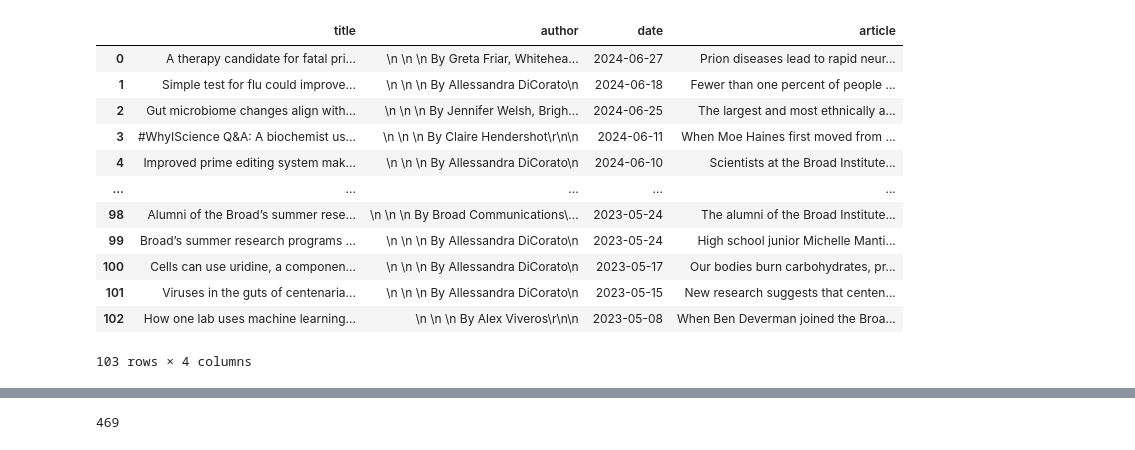
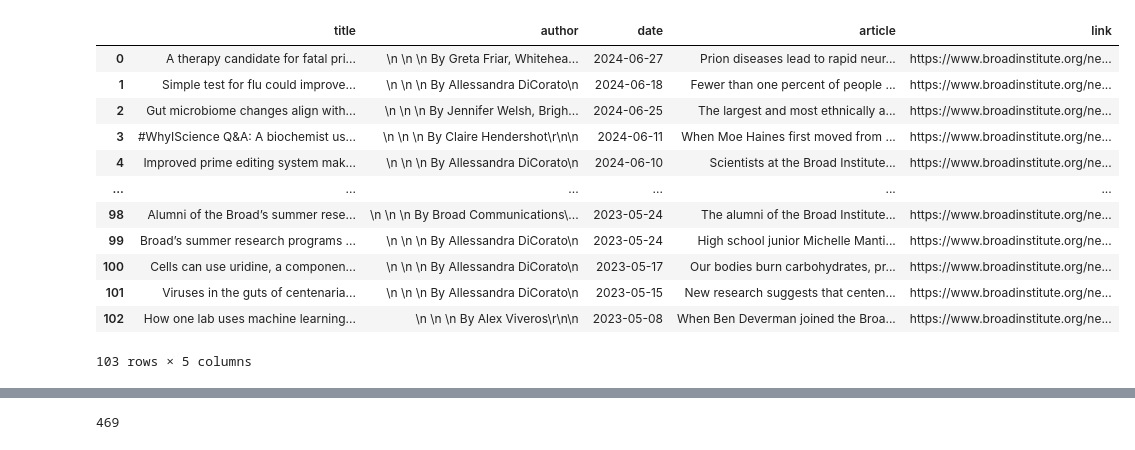
Before and after one commit to CodingZyn/BroadHacks2024, a Jupyter notebook: scrape_broad_news.ipynb, the cells around one changed output, grey strips where cells are left out. Drawn from its saved outputs; the diff is of its cells as text; code cells hidden in the pictures.

Commit message:
Adding links

```diff
--- a/scrape_broad_news.ipynb
+++ b/scrape_broad_news.ipynb
@@ -19,48 +19,48 @@ while True:
     articles = soup.find_all("a", href=True)
 
     for article in articles:
         if article["href"].startswith("/news/"):
             url = f"https://www.broadinstitute.org{article['href']}"
             if url in urls_visited:
                 continue
             urls_visited.add(url)
             response = requests.get(url)
             soup = BeautifulSoup(response.content, "html.parser")
             title = soup.find("div", class_="hero-section__title").span.h1.text
             author = soup.find("div", class_="hero-section__author").div.text
             date = datetime.strptime(soup.find("div", class_="hero-section__date").find("time").get("datetime"), "%Y-%m-%dT%H:%M:%S%z").strftime("%Y-%m-%d")
             try:
                 article = soup.find("div", {"class": re.compile(r"clearfix text-formatted field field--name-field-text field--type-text-long field--label-hidden field__item")})
-                all_articles.append({"title": title, "author": author, "date": date, "article": article.text})
+                all_articles.append({"title": title, "author": author, "date": date, "article": article.text, "link": url})
                 pbar.update(1)
             except Exception as e:
                 texts = soup.find_all("div", {"class": re.compile(r"clearfix text-formatted field field--name-body field--type-text-with-summary field--label-hidden field__item")})
                 for text in texts:
                     if text.find("div", class_="summary-only") is None:
-                        all_articles.append({"title": title.strip(), "author": author.strip(), "date": date, "article": text.text.strip()})
+                        all_articles.append({"title": title.strip(), "author": author.strip(), "date": date, "article": text.text.strip(), "link": url})
                         pbar.update(1)
                         break
 
     page += 1
     if len(all_articles) >= stop_articles:
         break
 
 df = pd.DataFrame(all_articles)
 df
 # %% [output]
-|  | title | author | date | article |
-| 0 | A therapy candidate for fatal pri... | \n \n \n By Greta Friar, Whitehea... | 2024-06-27 | Prion diseases lead to rapid neur... |
-| 1 | Simple test for flu could improve... | \n \n \n By Allessandra DiCorato\n | 2024-06-18 | Fewer than one percent of people ... |
-| 2 | Gut microbiome changes align with... | \n \n \n By Jennifer Welsh, Brigh... | 2024-06-25 | The largest and most ethnically a... |
-| 3 | #WhyIScience Q&A: A biochemist us... | \n \n \n By Claire Hendershot\r\n\n | 2024-06-11 | When Moe Haines first moved from ... |
-| 4 | Improved prime editing system mak... | \n \n \n By Allessandra DiCorato\n | 2024-06-10 | Scientists at the Broad Institute... |
-| ... | ... | ... | ... | ... |
-| 98 | Alumni of the Broad’s summer rese... | \n \n \n By Broad Communications\... | 2023-05-24 | The alumni of the Broad Institute... |
-| 99 | Broad’s summer research programs ... | \n \n \n By Allessandra DiCorato\n | 2023-05-24 | High school junior Michelle Manti... |
-| 100 | Cells can use uridine, a componen... | \n \n \n By Allessandra DiCorato\n | 2023-05-17 | Our bodies burn carbohydrates, pr... |
-| 101 | Viruses in the guts of centenaria... | \n \n \n By Allessandra DiCorato\n | 2023-05-15 | New research suggests that centen... |
-| 102 | How one lab uses machine learning... | \n \n \n By Alex Viveros\r\n\n | 2023-05-08 | When Ben Deverman joined the Broa... |
+|  | title | author | date | article | link |
+| 0 | A therapy candidate for fatal pri... | \n \n \n By Greta Friar, Whitehea... | 2024-06-27 | Prion diseases lead to rapid neur... | https://www.broadinstitute.org/ne... |
+| 1 | Simple test for flu could improve... | \n \n \n By Allessandra DiCorato\n | 2024-06-18 | Fewer than one percent of people ... | https://www.broadinstitute.org/ne... |
+| 2 | Gut microbiome changes align with... | \n \n \n By Jennifer Welsh, Brigh... | 2024-06-25 | The largest and most ethnically a... | https://www.broadinstitute.org/ne... |
+| 3 | #WhyIScience Q&A: A biochemist us... | \n \n \n By Claire Hendershot\r\n\n | 2024-06-11 | When Moe Haines first moved from ... | https://www.broadinstitute.org/ne... |
+| 4 | Improved prime editing system mak... | \n \n \n By Allessandra DiCorato\n | 2024-06-10 | Scientists at the Broad Institute... | https://www.broadinstitute.org/ne... |
+| ... | ... | ... | ... | ... | ... |
+| 98 | Alumni of the Broad’s summer rese... | \n \n \n By Broad Communications\... | 2023-05-24 | The alumni of the Broad Institute... | https://www.broadinstitute.org/ne... |
+| 99 | Broad’s summer research programs ... | \n \n \n By Allessandra DiCorato\n | 2023-05-24 | High school junior Michelle Manti... | https://www.broadinstitute.org/ne... |
+| 100 | Cells can use uridine, a componen... | \n \n \n By Allessandra DiCorato\n | 2023-05-17 | Our bodies burn carbohydrates, pr... | https://www.broadinstitute.org/ne... |
+| 101 | Viruses in the guts of centenaria... | \n \n \n By Allessandra DiCorato\n | 2023-05-15 | New research suggests that centen... | https://www.broadinstitute.org/ne... |
+| 102 | How one lab uses machine learning... | \n \n \n By Alex Viveros\r\n\n | 2023-05-08 | When Ben Deverman joined the Broa... | https://www.broadinstitute.org/ne... |
-103 rows × 4 columns
+103 rows × 5 columns
 # %%
 # attributes we need: title, description, keywords, dataset type, collection period, organism, genes, tissue/cell type, condition, technique, instrument platform, software, usage restrictions, related datasets
 # use LLM to extract these attributes from the title, abstract, and keywords
```
Also changed, not shown: parts of 2 cells of this notebook, 10 other files.
